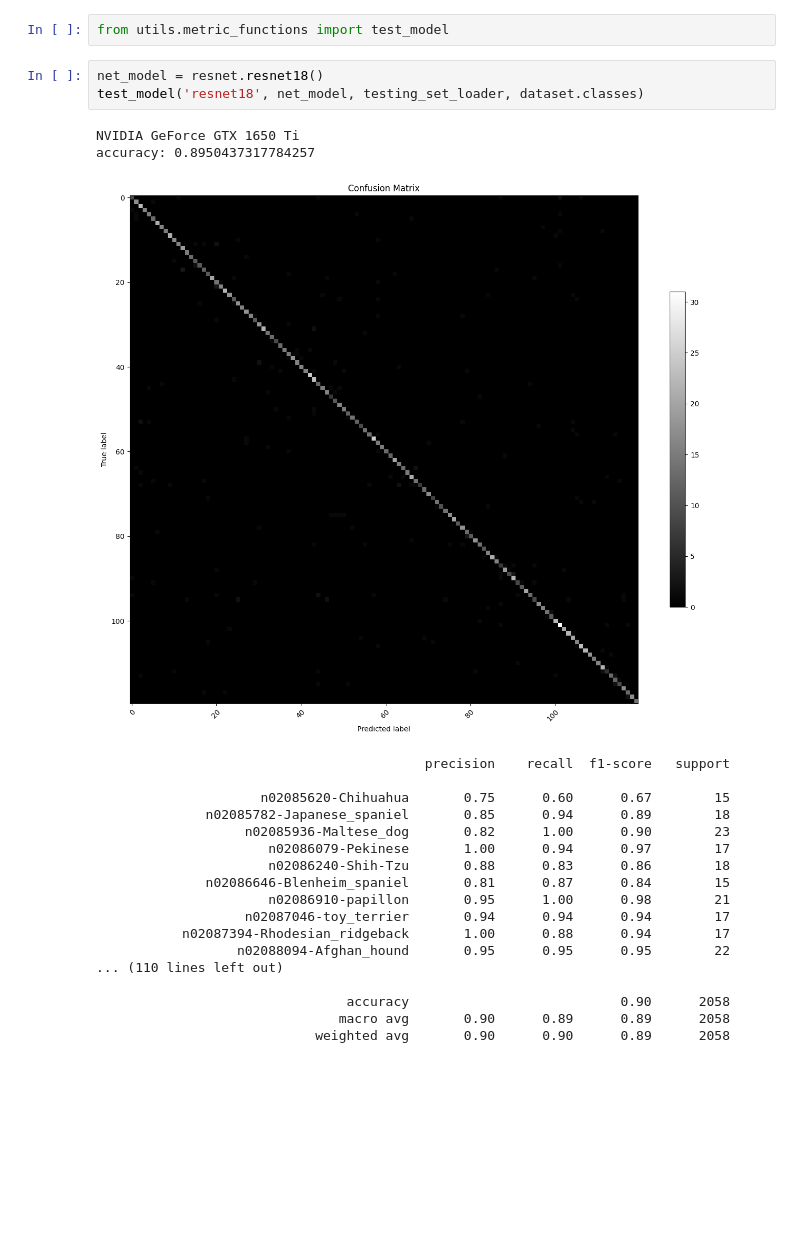
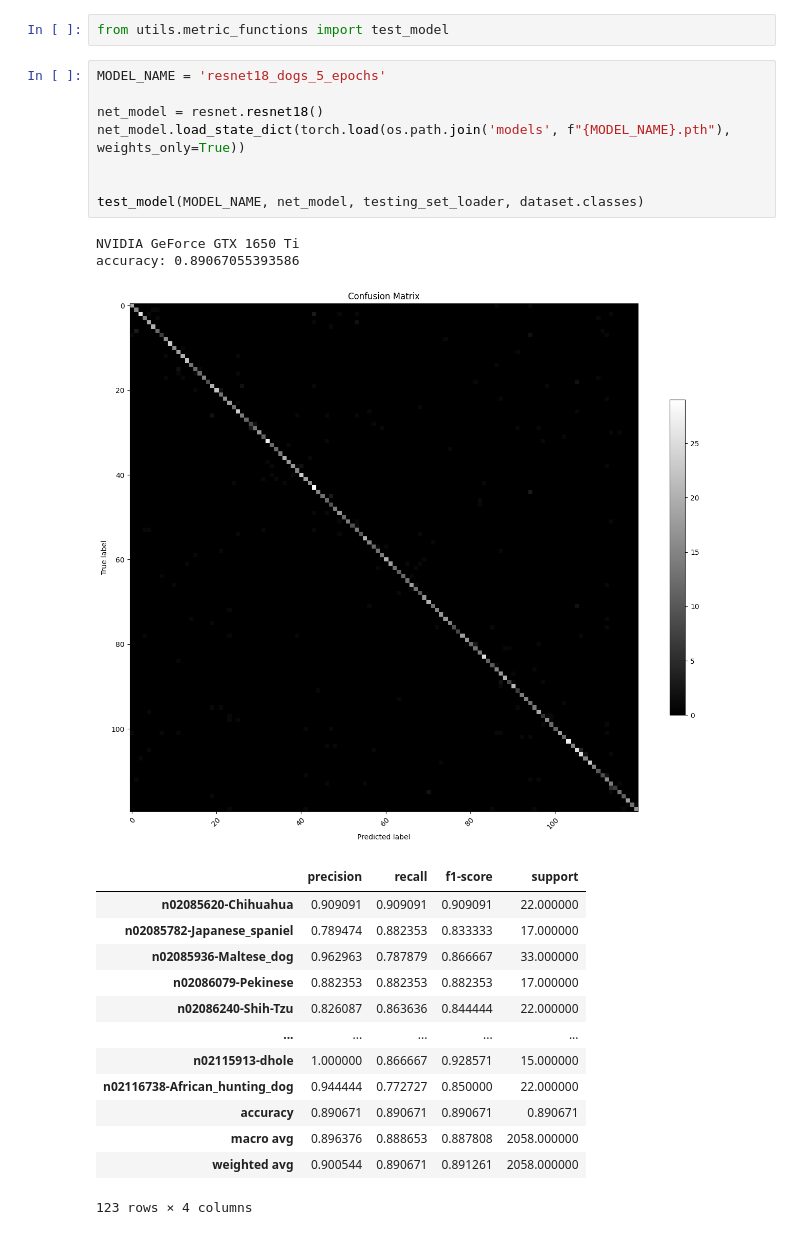
Before and after one commit to xXKeNdAmAmAsTeRXx/XAI_methods_in_classification, a Jupyter notebook: Fine_Tunning.ipynb, the cells around one changed output. Drawn from its saved outputs; the diff is of its cells as text; blank space fills up the shorter version.

Commit message:
train for 5 epochs,

```diff
--- a/Fine_Tunning.ipynb
+++ b/Fine_Tunning.ipynb
@@ -286,26 +313,27 @@ models
 # %%
 from utils.metric_functions import test_model
 # %%
+MODEL_NAME = 'resnet18_dogs_5_epochs'
+
 net_model = resnet.resnet18()
-test_model('resnet18', net_model, testing_set_loader, dataset.classes)
+net_model.load_state_dict(torch.load(os.path.join('models', f"{MODEL_NAME}.pth"), weights_only=True))
+
+
+test_model(MODEL_NAME, net_model, testing_set_loader, dataset.classes)
 # %% [output]
 NVIDIA GeForce GTX 1650 Ti
-accuracy: 0.8950437317784257
+accuracy: 0.89067055393586
-[figure, old version]
+[figure, new version]
+|  | precision | recall | f1-score | support |
+| n02085620-Chihuahua | 0.909091 | 0.909091 | 0.909091 | 22.000000 |
+| n02085782-Japanese_spaniel | 0.789474 | 0.882353 | 0.833333 | 17.000000 |
+| n02085936-Maltese_dog | 0.962963 | 0.787879 | 0.866667 | 33.000000 |
+| n02086079-Pekinese | 0.882353 | 0.882353 | 0.882353 | 17.000000 |
+| n02086240-Shih-Tzu | 0.826087 | 0.863636 | 0.844444 | 22.000000 |
+| ... | ... | ... | ... | ... |
+| n02115913-dhole | 1.000000 | 0.866667 | 0.928571 | 15.000000 |
+| n02116738-African_hunting_dog | 0.944444 | 0.772727 | 0.850000 | 22.000000 |
+| accuracy | 0.890671 | 0.890671 | 0.890671 | 0.890671 |
+| macro avg | 0.896376 | 0.888653 | 0.887808 | 2058.000000 |
+| weighted avg | 0.900544 | 0.890671 | 0.891261 | 2058.000000 |
-                                          precision    recall  f1-score   support
-
-                     n02085620-Chihuahua       0.75      0.60      0.67        15
-              n02085782-Japanese_spaniel       0.85      0.94      0.89        18
-                   n02085936-Maltese_dog       0.82      1.00      0.90        23
-                      n02086079-Pekinese       1.00      0.94      0.97        17
-                      n02086240-Shih-Tzu       0.88      0.83      0.86        18
-              n02086646-Blenheim_spaniel       0.81      0.87      0.84        15
-                      n02086910-papillon       0.95      1.00      0.98        21
-                   n02087046-toy_terrier       0.94      0.94      0.94        17
-           n02087394-Rhodesian_ridgeback       1.00      0.88      0.94        17
-                  n02088094-Afghan_hound       0.95      0.95      0.95        22
-... (110 lines left out)
-
-                                accuracy                           0.90      2058
-                               macro avg       0.90      0.89      0.89      2058
-                            weighted avg       0.90      0.90      0.89      2058
+123 rows × 4 columns
```
Also changed, not shown: parts of 6 cells of this notebook, 1 other file.
